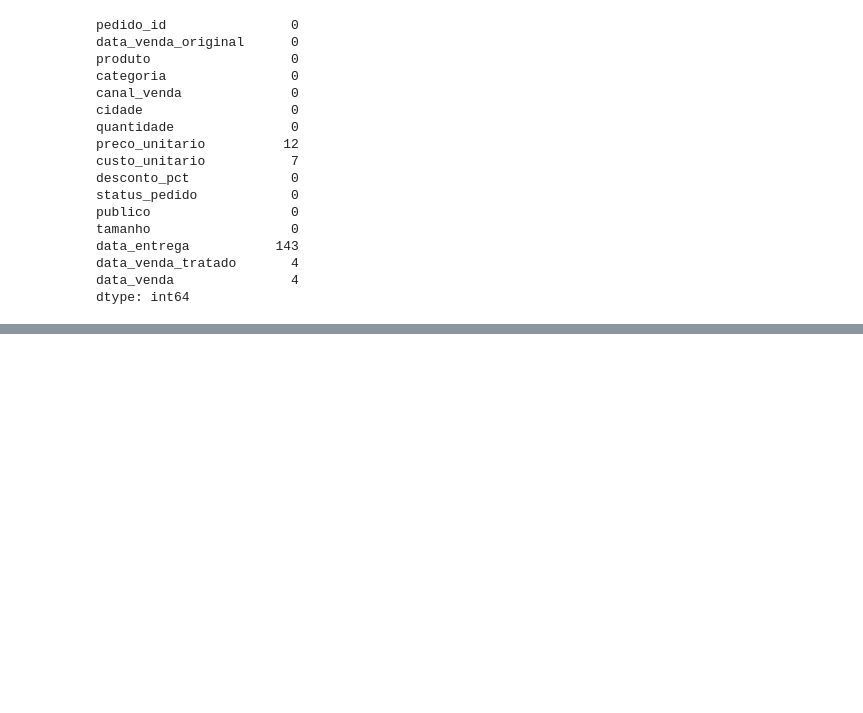
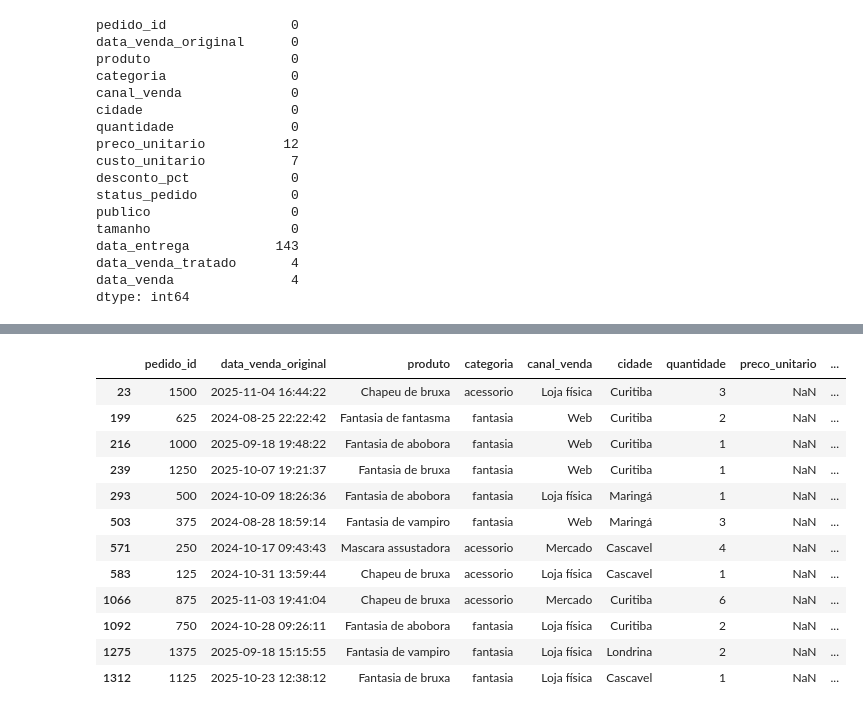
Before and after one commit to Matheus-Franca/vendas_halloween, a Jupyter notebook: vendas_halloween.ipynb, the cells around one changed output, grey strips where cells are left out. Cells and saved outputs as stored; diff of their text form; code cells hidden in the pictures; blank space fills up the shorter version.

```diff
--- a/vendas_halloween.ipynb
+++ b/vendas_halloween.ipynb
@@ -329,0 +410,18 @@ dtype: int64
+# %%
+preco_unit_invalido = vendas_tratado[vendas_tratado["preco_unitario"].isna()]
+
+preco_unit_invalido
+# %% [output]
+|  | pedido_id | data_venda_original | produto | categoria | canal_venda | cidade | quantidade | preco_unitario | ... |
+| 23 | 1500 | 2025-11-04 16:44:22 | Chapeu de bruxa | acessorio | Loja física | Curitiba | 3 | NaN | ... |
+| 199 | 625 | 2024-08-25 22:22:42 | Fantasia de fantasma | fantasia | Web | Curitiba | 2 | NaN | ... |
+| 216 | 1000 | 2025-09-18 19:48:22 | Fantasia de abobora | fantasia | Web | Curitiba | 1 | NaN | ... |
+| 239 | 1250 | 2025-10-07 19:21:37 | Fantasia de bruxa | fantasia | Web | Curitiba | 1 | NaN | ... |
+| 293 | 500 | 2024-10-09 18:26:36 | Fantasia de abobora | fantasia | Loja física | Maringá | 1 | NaN | ... |
+| 503 | 375 | 2024-08-28 18:59:14 | Fantasia de vampiro | fantasia | Web | Maringá | 3 | NaN | ... |
+| 571 | 250 | 2024-10-17 09:43:43 | Mascara assustadora | acessorio | Mercado | Cascavel | 4 | NaN | ... |
+| 583 | 125 | 2024-10-31 13:59:44 | Chapeu de bruxa | acessorio | Loja física | Cascavel | 1 | NaN | ... |
+| 1066 | 875 | 2025-11-03 19:41:04 | Chapeu de bruxa | acessorio | Mercado | Curitiba | 6 | NaN | ... |
+| 1092 | 750 | 2024-10-28 09:26:11 | Fantasia de abobora | fantasia | Loja física | Curitiba | 2 | NaN | ... |
+| 1275 | 1375 | 2025-09-18 15:15:55 | Fantasia de vampiro | fantasia | Loja física | Londrina | 2 | NaN | ... |
+| 1312 | 1125 | 2025-10-23 12:38:12 | Fantasia de bruxa | fantasia | Loja física | Cascavel | 1 | NaN | ... |
```
Also changed, not shown: parts of 16 cells of this notebook.
